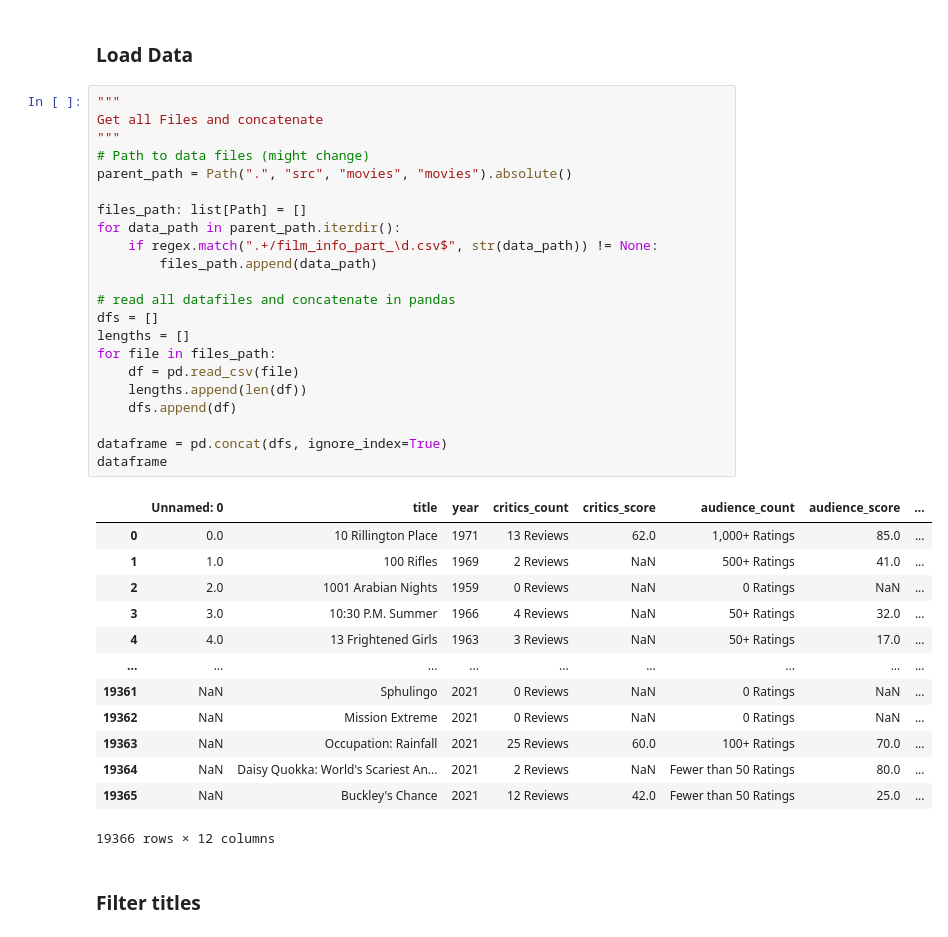
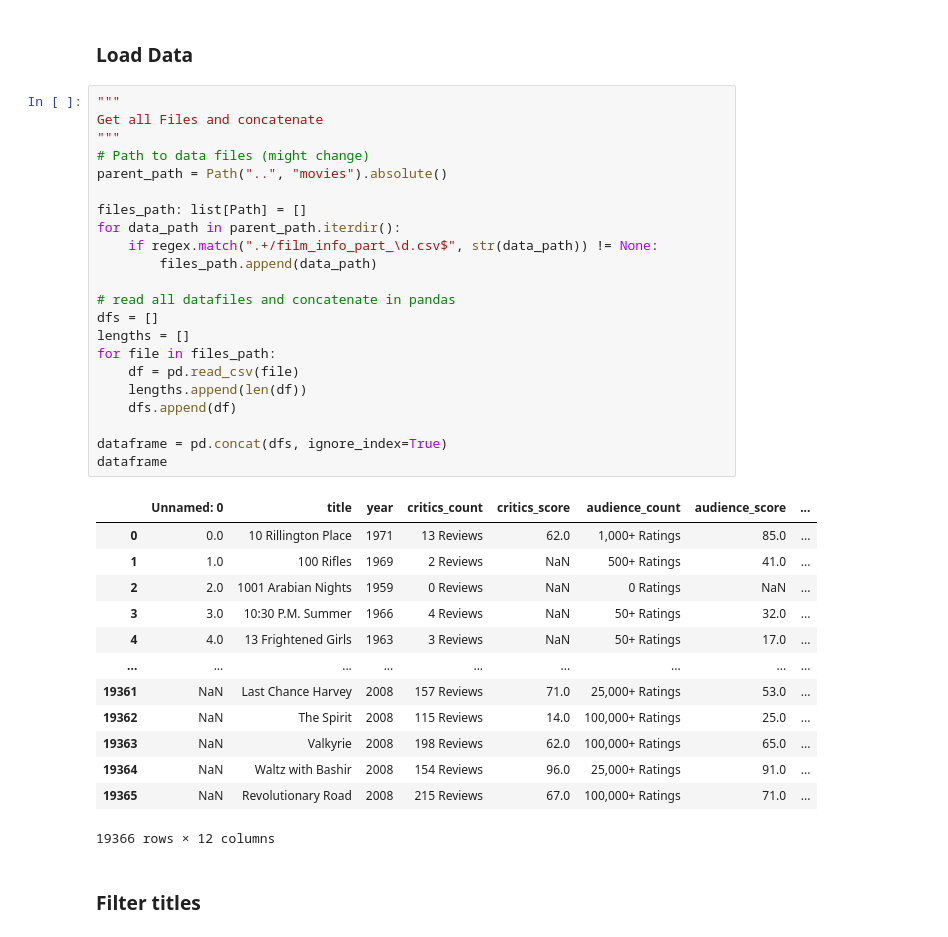
Before and after one commit to Benno49/data-literacy-project, a Jupyter notebook: src/movies/filter/filter_dev.ipynb, the cells around one changed output. Saved outputs shown, nothing was run; the diff lists cells and outputs as text.

```diff
--- a/src/movies/filter/filter_dev.ipynb
+++ b/src/movies/filter/filter_dev.ipynb
@@ -7,38 +7,38 @@ from pathlib import Path
 # %%
 """
 Get all Files and concatenate
 """
 # Path to data files (might change)
-parent_path = Path(".", "src", "movies", "movies").absolute()
+parent_path = Path("..", "movies").absolute()
 
 files_path: list[Path] = []
 for data_path in parent_path.iterdir():
     if regex.match(".+/film_info_part_\d.csv$", str(data_path)) != None:
         files_path.append(data_path)
 
 # read all datafiles and concatenate in pandas
 dfs = []
 lengths = []
 for file in files_path:
     df = pd.read_csv(file)
     lengths.append(len(df))
     dfs.append(df)
 
 dataframe = pd.concat(dfs, ignore_index=True)
 dataframe
 # %% [output]
 |  | Unnamed: 0 | title | year | critics_count | critics_score | audience_count | audience_score | ... |
 | 0 | 0.0 | 10 Rillington Place | 1971 | 13 Reviews | 62.0 | 1,000+ Ratings | 85.0 | ... |
 | 1 | 1.0 | 100 Rifles | 1969 | 2 Reviews | NaN | 500+ Ratings | 41.0 | ... |
 | 2 | 2.0 | 1001 Arabian Nights | 1959 | 0 Reviews | NaN | 0 Ratings | NaN | ... |
 | 3 | 3.0 | 10:30 P.M. Summer | 1966 | 4 Reviews | NaN | 50+ Ratings | 32.0 | ... |
 | 4 | 4.0 | 13 Frightened Girls | 1963 | 3 Reviews | NaN | 50+ Ratings | 17.0 | ... |
 | ... | ... | ... | ... | ... | ... | ... | ... | ... |
-| 19361 | NaN | Sphulingo | 2021 | 0 Reviews | NaN | 0 Ratings | NaN | ... |
-| 19362 | NaN | Mission Extreme | 2021 | 0 Reviews | NaN | 0 Ratings | NaN | ... |
-| 19363 | NaN | Occupation: Rainfall | 2021 | 25 Reviews | 60.0 | 100+ Ratings | 70.0 | ... |
-| 19364 | NaN | Daisy Quokka: World's Scariest An... | 2021 | 2 Reviews | NaN | Fewer than 50 Ratings | 80.0 | ... |
-| 19365 | NaN | Buckley's Chance | 2021 | 12 Reviews | 42.0 | Fewer than 50 Ratings | 25.0 | ... |
+| 19361 | NaN | Last Chance Harvey | 2008 | 157 Reviews | 71.0 | 25,000+ Ratings | 53.0 | ... |
+| 19362 | NaN | The Spirit | 2008 | 115 Reviews | 14.0 | 100,000+ Ratings | 25.0 | ... |
+| 19363 | NaN | Valkyrie | 2008 | 198 Reviews | 62.0 | 100,000+ Ratings | 65.0 | ... |
+| 19364 | NaN | Waltz with Bashir | 2008 | 154 Reviews | 96.0 | 25,000+ Ratings | 91.0 | ... |
+| 19365 | NaN | Revolutionary Road | 2008 | 215 Reviews | 67.0 | 100,000+ Ratings | 71.0 | ... |
 19366 rows × 12 columns
 # %% [markdown]
 ### Filter titles
```
Also changed, not shown: parts of 13 cells of this notebook, 4 other files.
